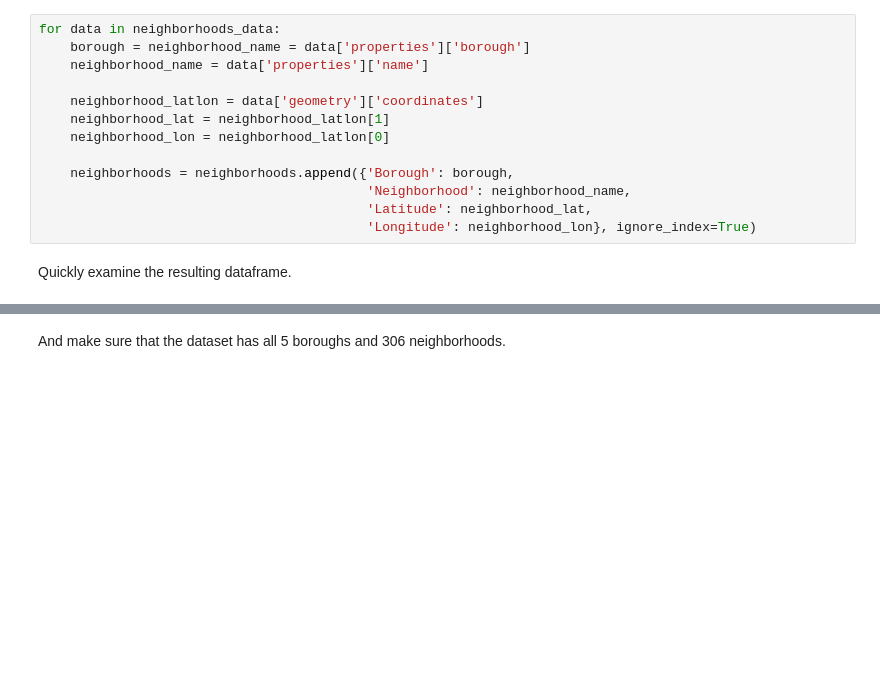
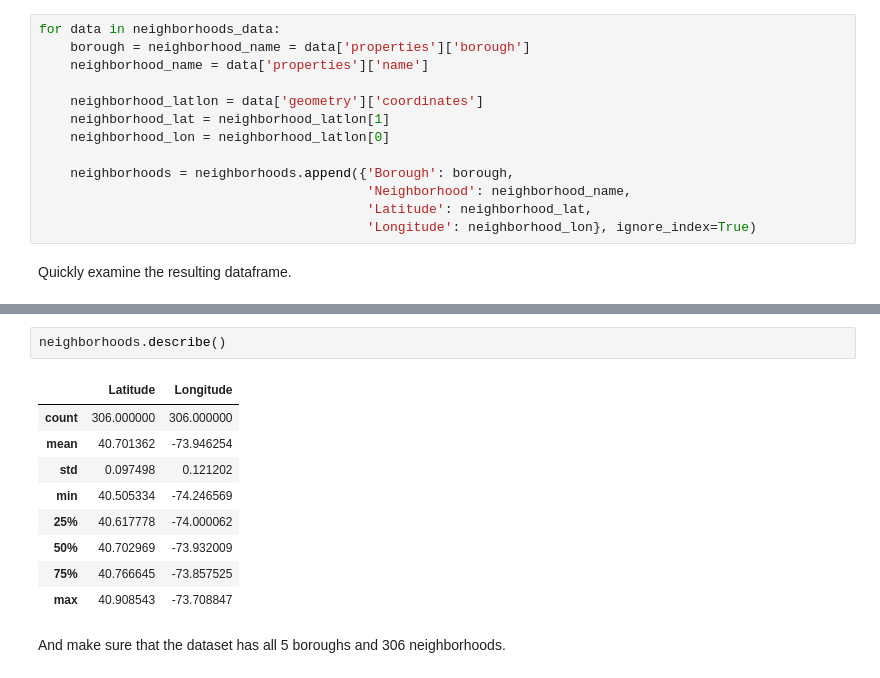
Before and after one commit to allaccountstaken/Coursera_Capstone, a Jupyter notebook: segmenting_neighborhoods.ipynb, the cells around one changed output, grey strips where cells are left out. Saved outputs shown, nothing was run; the diff lists cells and outputs as text; blank space fills up the shorter version.

```diff
--- a/segmenting_neighborhoods.ipynb
+++ b/segmenting_neighborhoods.ipynb
@@ -120,3 +169,15 @@ neighborhoods.head()
+# %%
+neighborhoods.describe()
+# %% [output]
+|  | Latitude | Longitude |
+| count | 306.000000 | 306.000000 |
+| mean | 40.701362 | -73.946254 |
+| std | 0.097498 | 0.121202 |
+| min | 40.505334 | -74.246569 |
+| 25% | 40.617778 | -74.000062 |
+| 50% | 40.702969 | -73.932009 |
+| 75% | 40.766645 | -73.857525 |
+| max | 40.908543 | -73.708847 |
 # %% [markdown]
 And make sure that the dataset has all 5 boroughs and 306 neighborhoods.
 # %%
```
Also changed, not shown: parts of 6 cells of this notebook, 2 other files.
